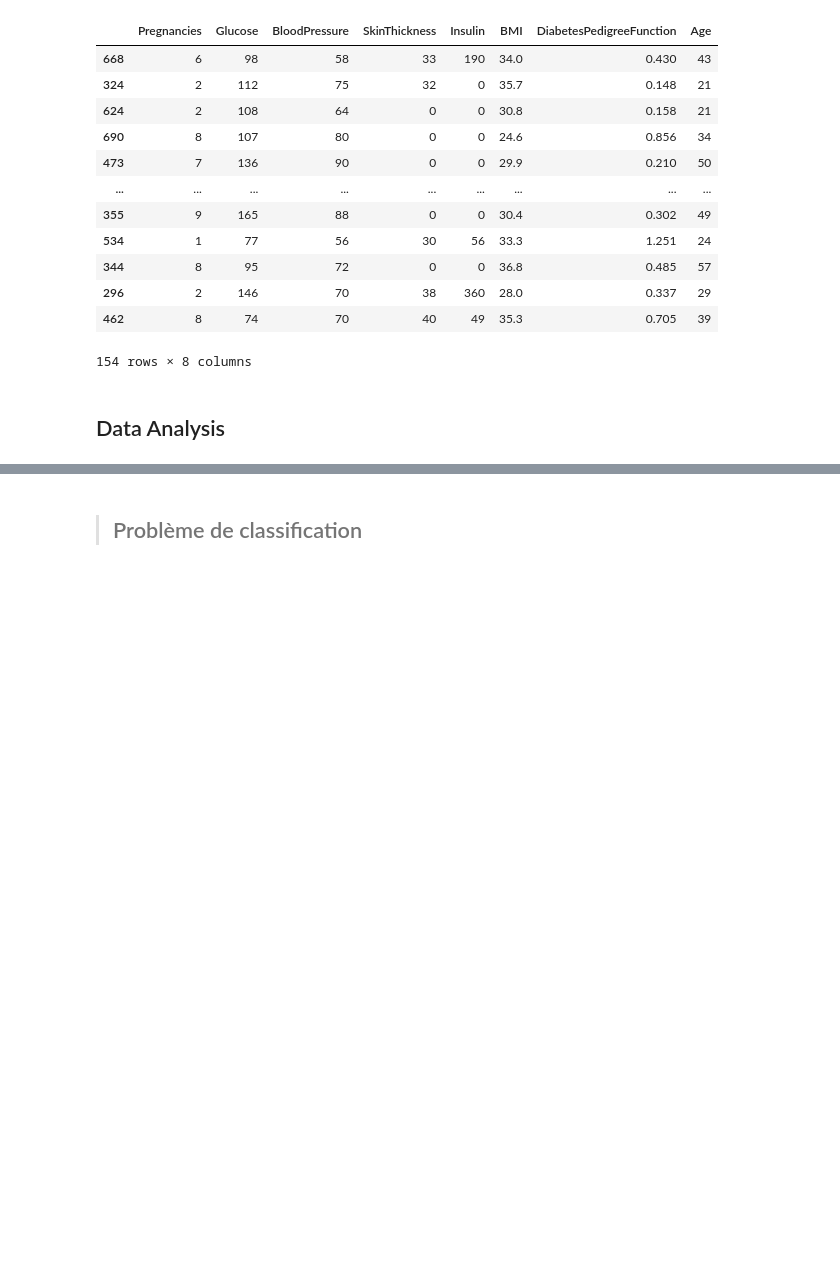
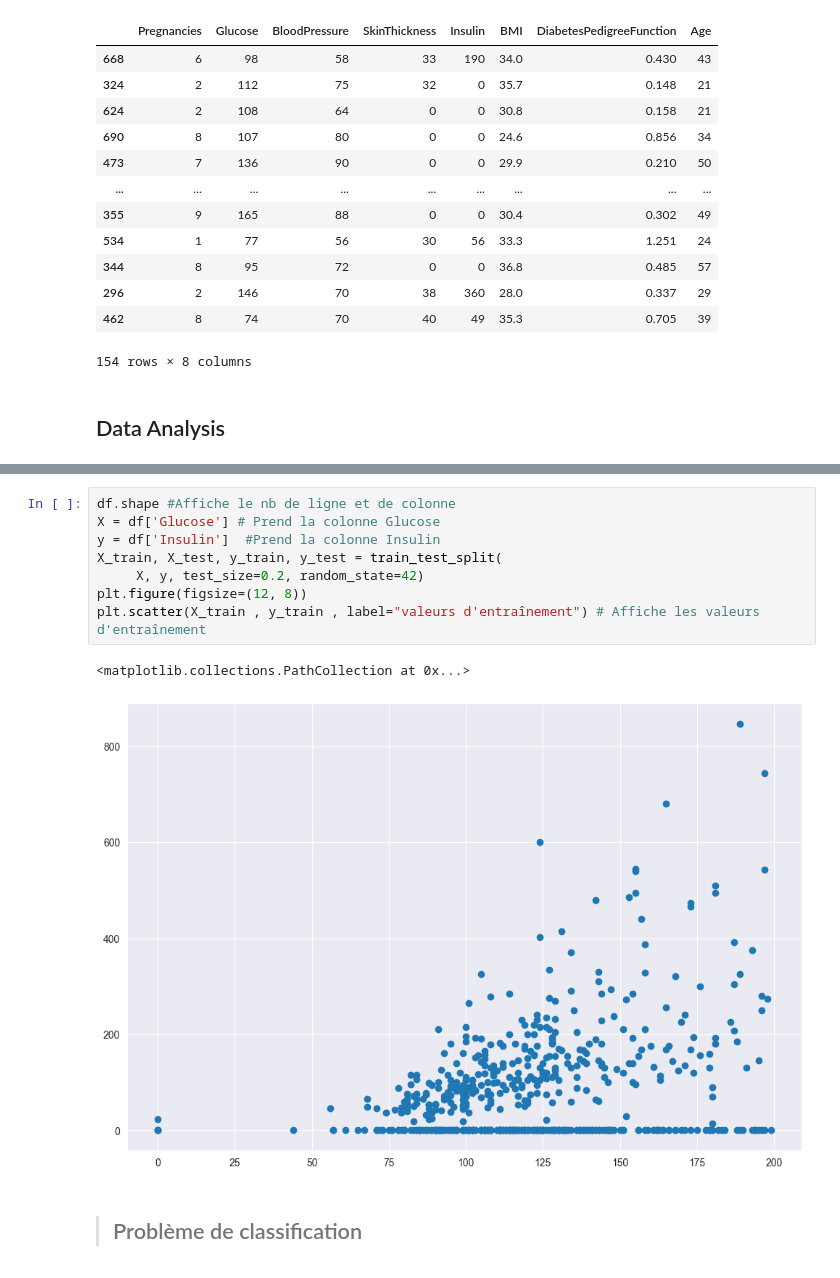
Before and after one commit to moha78000/ModelisationMathBUT, a Jupyter notebook: TP/0_IntroSKL.ipynb, the cells around one changed output, grey strips where cells are left out. Drawn from its saved outputs; the diff is of its cells as text; blank space fills up the shorter version.

```diff
--- a/TP/0_IntroSKL.ipynb
+++ b/TP/0_IntroSKL.ipynb
@@ -166,2 +185,13 @@ X_test
+# %%
+df.shape #Affiche le nb de ligne et de colonne
+X = df['Glucose'] # Prend la colonne Glucose
+y = df['Insulin']  #Prend la colonne Insulin
+X_train, X_test, y_train, y_test = train_test_split(
+     X, y, test_size=0.2, random_state=42)
+plt.figure(figsize=(12, 8))
+plt.scatter(X_train , y_train , label="valeurs d'entraînement") # Affiche les valeurs d'entraînement
+# %% [output]
+<matplotlib.collections.PathCollection at 0x...>
+[figure, added]
 # %% [markdown]
 > ## Problème de classification
```
Also changed, not shown: parts of 5 cells of this notebook.
